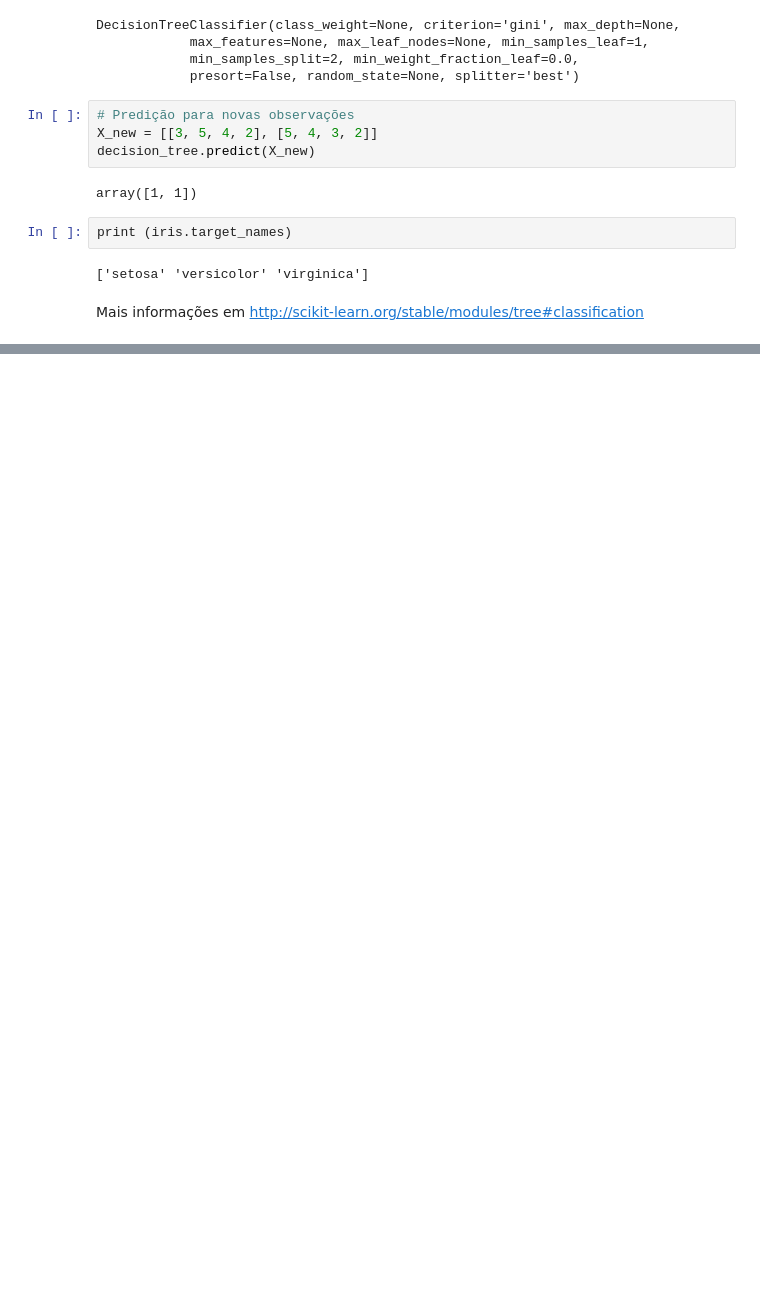
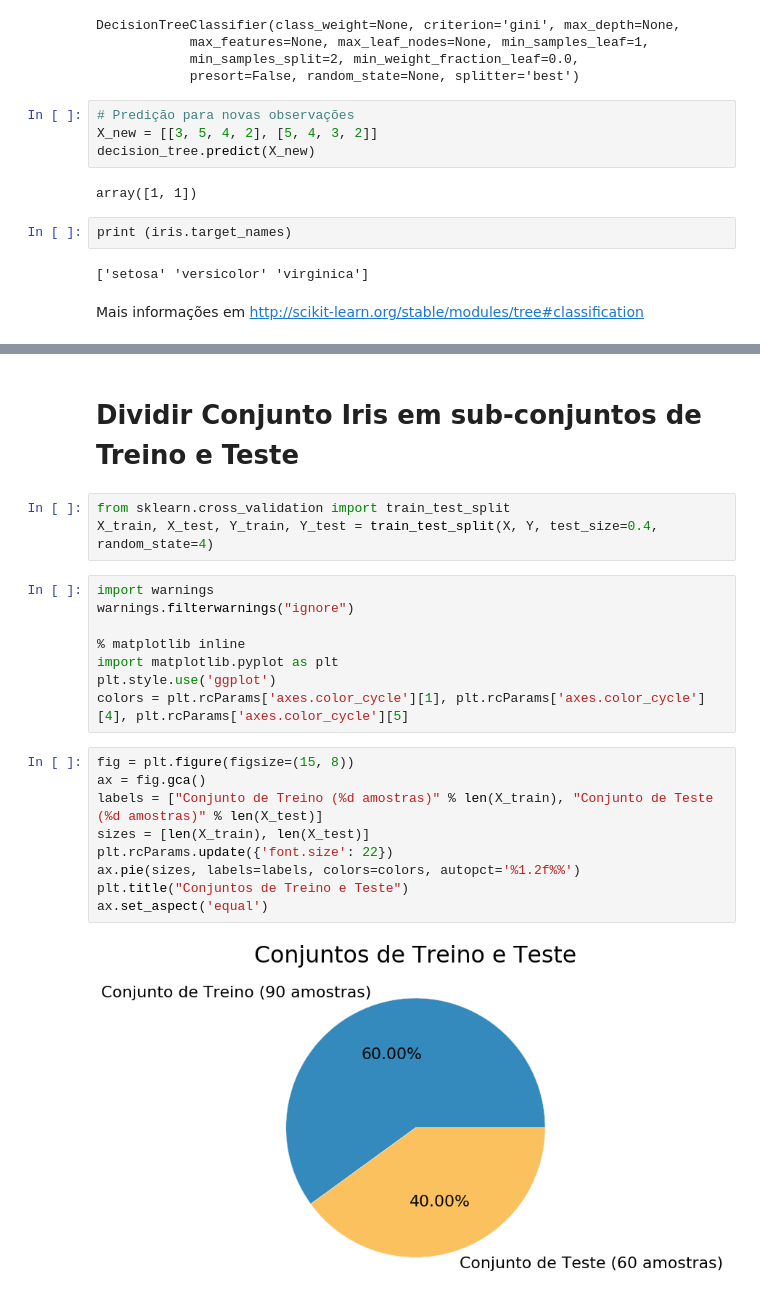
Before and after one commit to andressa/tdcpoa2016-trilhapython-datascience-e-scikitlearn, a Jupyter notebook: Aprenda_Ciência_de_Dados_com_Scikit-Learn.ipynb, the cells around one changed output, grey strips where cells are left out. Cells and saved outputs as stored; diff of their text form; blank space fills up the shorter version.

Commit message:
Adiciona slides sobre cross-validation

```diff
--- a/Aprenda_Ciência_de_Dados_com_Scikit-Learn.ipynb
+++ b/Aprenda_Ciência_de_Dados_com_Scikit-Learn.ipynb
@@ -203,0 +236,24 @@ Mais informações em http://scikit-learn.org/stable/modules/tree#classification
+# %% [markdown]
+# Dividir Conjunto Iris em sub-conjuntos de Treino e Teste
+# %%
+from sklearn.cross_validation import train_test_split
+X_train, X_test, Y_train, Y_test = train_test_split(X, Y, test_size=0.4, random_state=4)
+# %%
+import warnings
+warnings.filterwarnings("ignore")
+
+% matplotlib inline
+import matplotlib.pyplot as plt
+plt.style.use('ggplot')
+colors = plt.rcParams['axes.color_cycle'][1], plt.rcParams['axes.color_cycle'][4], plt.rcParams['axes.color_cycle'][5]
+# %%
+fig = plt.figure(figsize=(15, 8))
+ax = fig.gca()
+labels = ["Conjunto de Treino (%d amostras)" % len(X_train), "Conjunto de Teste (%d amostras)" % len(X_test)]
+sizes = [len(X_train), len(X_test)]
+plt.rcParams.update({'font.size': 22})
+ax.pie(sizes, labels=labels, colors=colors, autopct='%1.2f%%')
+plt.title("Conjuntos de Treino e Teste")
+ax.set_aspect('equal')
+# %% [output]
+[figure, added]
```
Also changed, not shown: parts of 25 cells of this notebook, 5 other files.
